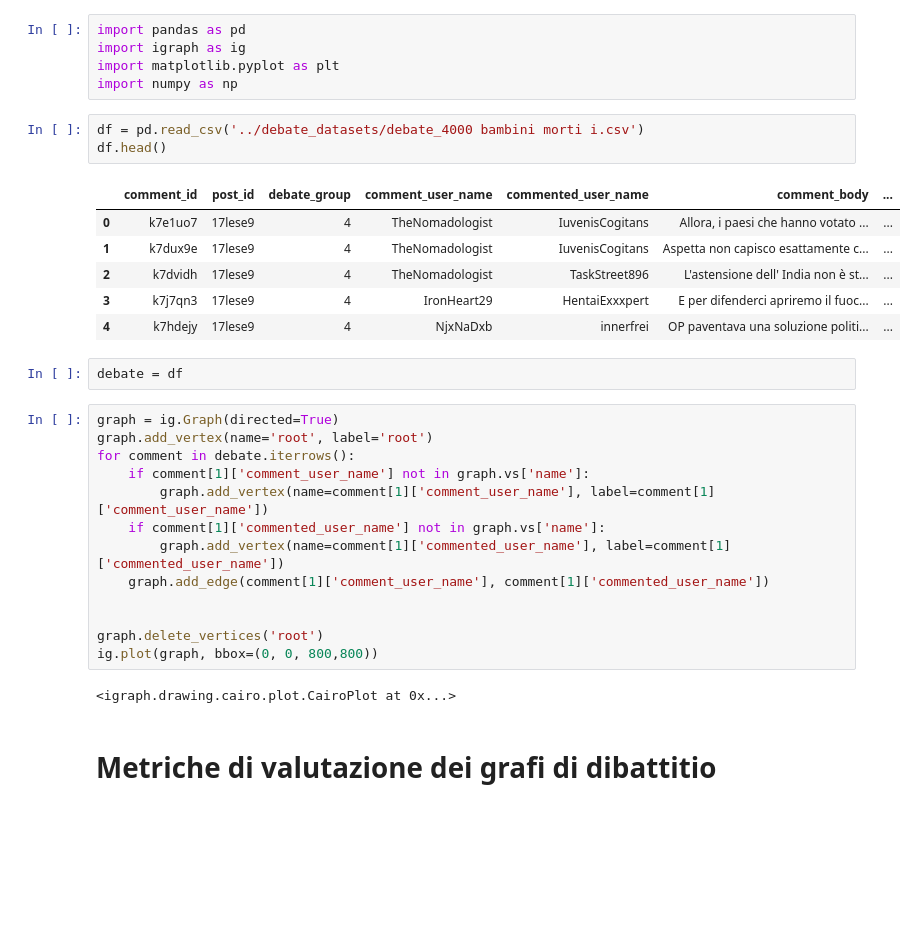
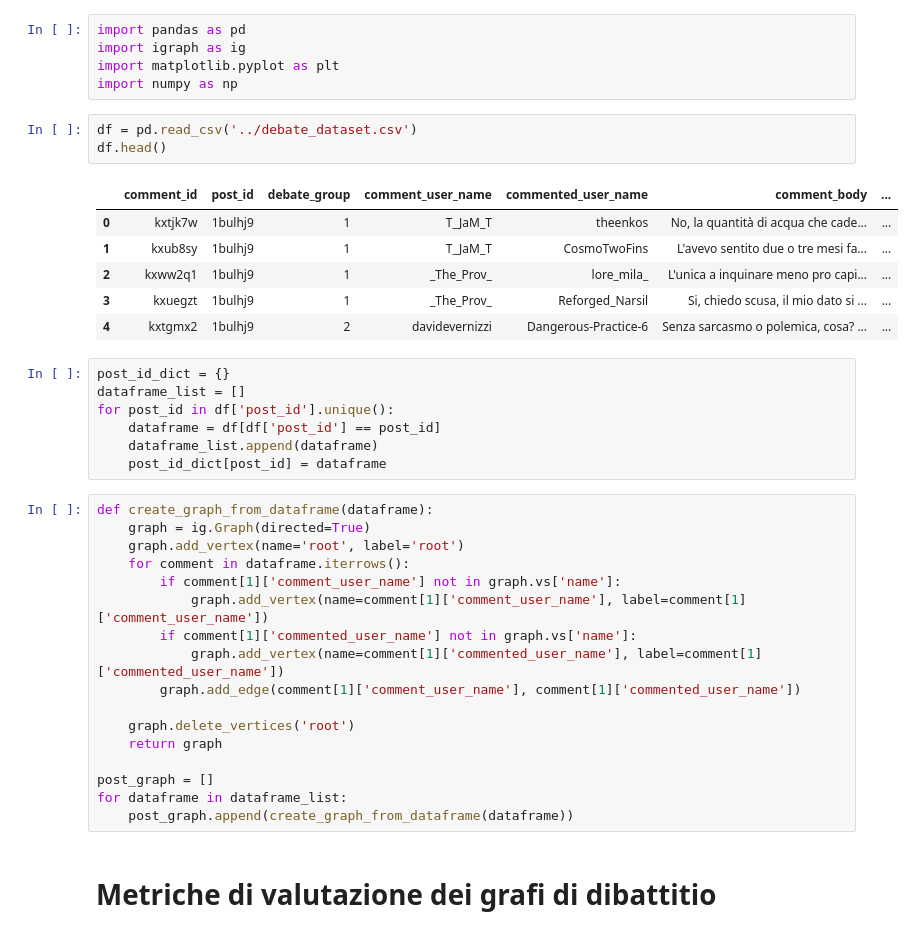
Before and after one commit to MassimoZarantonello2/RedditDebateAnalysis, a Jupyter notebook: scripts/DebateMetrics.ipynb, the cells around one changed output. Cells and saved outputs as stored; diff of their text form; blank space fills up the shorter version.

Commit message:
SIstemata la creazione del dataset relativo ai dibattiti, ora gli indici sono assoluti e non realtivi per post

```diff
--- a/scripts/DebateMetrics.ipynb
+++ b/scripts/DebateMetrics.ipynb
@@ -4,32 +4,39 @@ import igraph as ig
 import matplotlib.pyplot as plt
 import numpy as np
 # %%
-df = pd.read_csv('../debate_datasets/debate_4000 bambini morti i.csv')
+df = pd.read_csv('../debate_dataset.csv')
 df.head()
 # %% [output]
 |  | comment_id | post_id | debate_group | comment_user_name | commented_user_name | comment_body | ... |
-| 0 | k7e1uo7 | 17lese9 | 4 | TheNomadologist | IuvenisCogitans | Allora, i paesi che hanno votato ... | ... |
-| 1 | k7dux9e | 17lese9 | 4 | TheNomadologist | IuvenisCogitans | Aspetta non capisco esattamente c... | ... |
-| 2 | k7dvidh | 17lese9 | 4 | TheNomadologist | TaskStreet896 | L'astensione dell' India non è st... | ... |
-| 3 | k7j7qn3 | 17lese9 | 4 | IronHeart29 | HentaiExxxpert | E per difenderci apriremo il fuoc... | ... |
-| 4 | k7hdejy | 17lese9 | 4 | NjxNaDxb | innerfrei | OP paventava una soluzione politi... | ... |
+| 0 | kxtjk7w | 1bulhj9 | 1 | T_JaM_T | theenkos | No, la quantità di acqua che cade... | ... |
+| 1 | kxub8sy | 1bulhj9 | 1 | T_JaM_T | CosmoTwoFins | L'avevo sentito due o tre mesi fa... | ... |
+| 2 | kxww2q1 | 1bulhj9 | 1 | _The_Prov_ | lore_mila_ | L'unica a inquinare meno pro capi... | ... |
+| 3 | kxuegzt | 1bulhj9 | 1 | _The_Prov_ | Reforged_Narsil | Si, chiedo scusa, il mio dato si ... | ... |
+| 4 | kxtgmx2 | 1bulhj9 | 2 | davidevernizzi | Dangerous-Practice-6 | Senza sarcasmo o polemica, cosa? ... | ... |
-# %%
-debate = df
+# %%
+post_id_dict = {}
+dataframe_list = []
+for post_id in df['post_id'].unique():
+    dataframe = df[df['post_id'] == post_id]
+    dataframe_list.append(dataframe)
+    post_id_dict[post_id] = dataframe
 # %%
-graph = ig.Graph(directed=True)
-graph.add_vertex(name='root', label='root')
-for comment in debate.iterrows():
-    if comment[1]['comment_user_name'] not in graph.vs['name']:
-        graph.add_vertex(name=comment[1]['comment_user_name'], label=comment[1]['comment_user_name'])
-    if comment[1]['commented_user_name'] not in graph.vs['name']:
-        graph.add_vertex(name=comment[1]['commented_user_name'], label=comment[1]['commented_user_name'])
-    graph.add_edge(comment[1]['comment_user_name'], comment[1]['commented_user_name'])
+def create_graph_from_dataframe(dataframe):
+    graph = ig.Graph(directed=True)
+    graph.add_vertex(name='root', label='root')
+    for comment in dataframe.iterrows():
+        if comment[1]['comment_user_name'] not in graph.vs['name']:
+            graph.add_vertex(name=comment[1]['comment_user_name'], label=comment[1]['comment_user_name'])
+        if comment[1]['commented_user_name'] not in graph.vs['name']:
+            graph.add_vertex(name=comment[1]['commented_user_name'], label=comment[1]['commented_user_name'])
+        graph.add_edge(comment[1]['comment_user_name'], comment[1]['commented_user_name'])
 
+    graph.delete_vertices('root')
+    return graph
 
-graph.delete_vertices('root')
-ig.plot(graph, bbox=(0, 0, 800,800))
+post_graph = []
+for dataframe in dataframe_list:
+    post_graph.append(create_graph_from_dataframe(dataframe))
-# %% [output]
-<igraph.drawing.cairo.plot.CairoPlot at 0x...>
 # %% [markdown]
 # Metriche di valutazione dei grafi di dibattitio
 # %% [markdown]
```
Also changed, not shown: parts of 6 cells of this notebook, 2 other files.
